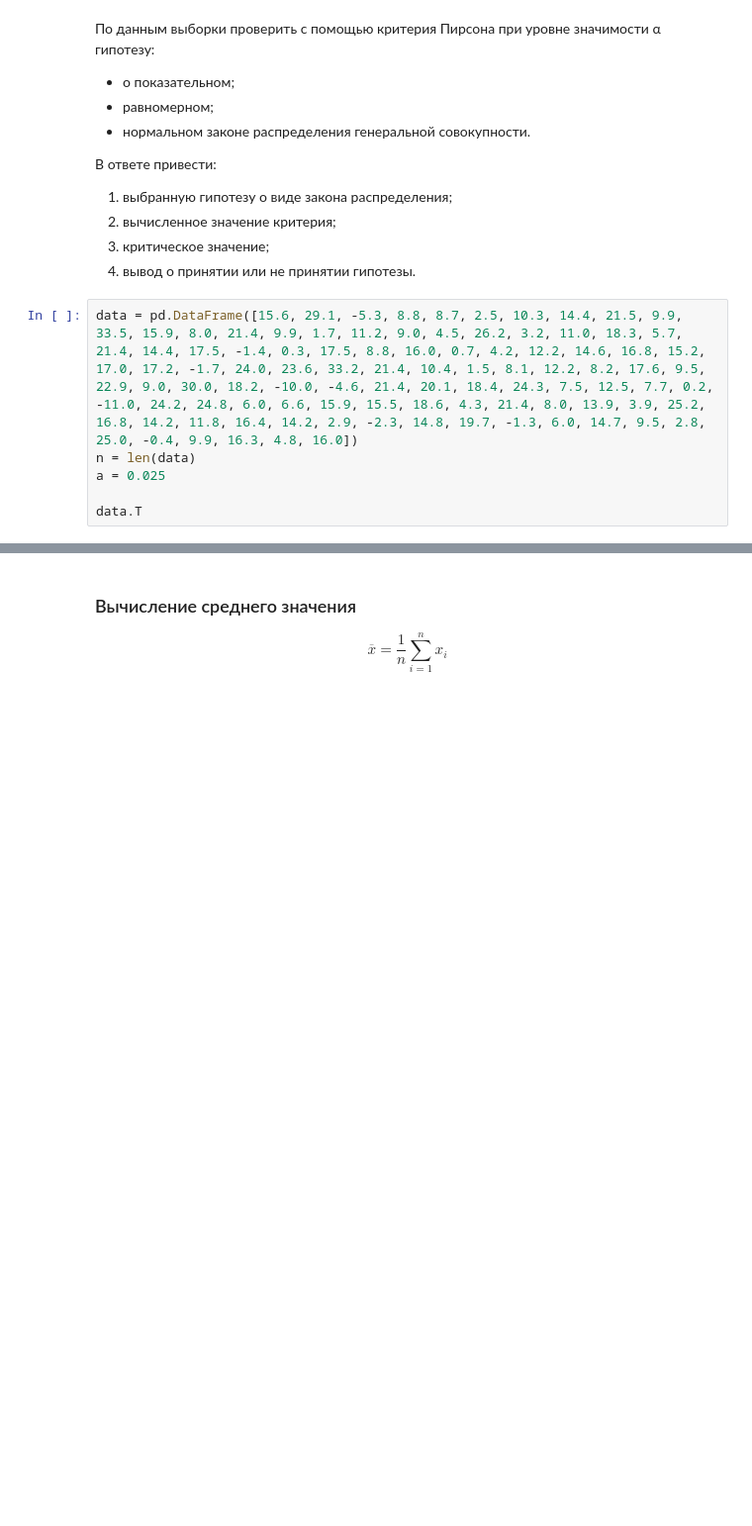
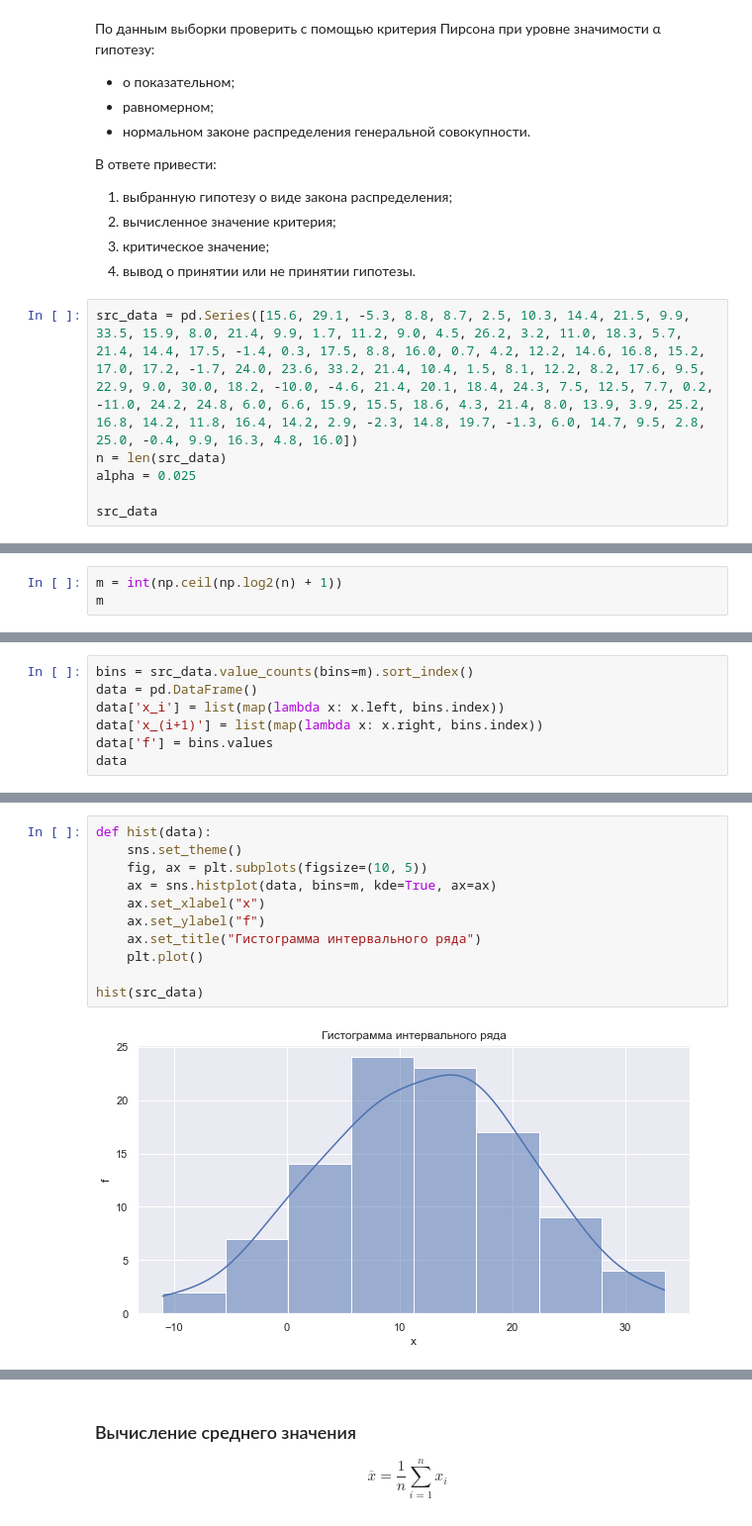
Before and after one commit to CosmDandy/Polytech-4-Sem-Statistics, a Jupyter notebook: Python/LB3/LB3_5.ipynb, the cells around one changed output, grey strips where cells are left out. Shown: that part at 99% size. Drawn from its saved outputs; the diff is of its cells as text; blank space fills up the shorter version.

```diff
--- a/Python/LB3/LB3_5.ipynb
+++ b/Python/LB3/LB3_5.ipynb
@@ -21,9 +23,9 @@ import plotly.express as px
 3) критическое значение;
 4) вывод о принятии или не принятии гипотезы.
 # %%
-data = pd.DataFrame([15.6, 29.1, -5.3, 8.8, 8.7, 2.5, 10.3, 14.4, 21.5, 9.9, 33.5, 15.9, 8.0, 21.4, 9.9, 1.7, 11.2, 9.0, 4.5, 26.2, 3.2, 11.0, 18.3, 5.7, 21.4, 14.4, 17.5, -1.4, 0.3, 17.5, 8.8, 16.0, 0.7, 4.2, 12.2, 14.6, 16.8, 15.2, 17.0, 17.2, -1.7, 24.0, 23.6, 33.2, 21.4, 10.4, 1.5, 8.1, 12.2, 8.2, 17.6, 9.5, 22.9, 9.0, 30.0, 18.2, -10.0, -4.6, 21.4, 20.1, 18.4, 24.3, 7.5, 12.5, 7.7, 0.2, -11.0, 24.2, 24.8, 6.0, 6.6, 15.9, 15.5, 18.6, 4.3, 21.4, 8.0, 13.9, 3.9, 25.2, 16.8, 14.2, 11.8, 16.4, 14.2, 2.9, -2.3, 14.8, 19.7, -1.3, 6.0, 14.7, 9.5, 2.8, 25.0, -0.4, 9.9, 16.3, 4.8, 16.0])
-n = len(data)
-a = 0.025
+src_data = pd.Series([15.6, 29.1, -5.3, 8.8, 8.7, 2.5, 10.3, 14.4, 21.5, 9.9, 33.5, 15.9, 8.0, 21.4, 9.9, 1.7, 11.2, 9.0, 4.5, 26.2, 3.2, 11.0, 18.3, 5.7, 21.4, 14.4, 17.5, -1.4, 0.3, 17.5, 8.8, 16.0, 0.7, 4.2, 12.2, 14.6, 16.8, 15.2, 17.0, 17.2, -1.7, 24.0, 23.6, 33.2, 21.4, 10.4, 1.5, 8.1, 12.2, 8.2, 17.6, 9.5, 22.9, 9.0, 30.0, 18.2, -10.0, -4.6, 21.4, 20.1, 18.4, 24.3, 7.5, 12.5, 7.7, 0.2, -11.0, 24.2, 24.8, 6.0, 6.6, 15.9, 15.5, 18.6, 4.3, 21.4, 8.0, 13.9, 3.9, 25.2, 16.8, 14.2, 11.8, 16.4, 14.2, 2.9, -2.3, 14.8, 19.7, -1.3, 6.0, 14.7, 9.5, 2.8, 25.0, -0.4, 9.9, 16.3, 4.8, 16.0])
+n = len(src_data)
+alpha = 0.025
 
-data.T
+src_data
 # %% [output]
@@ -52,0 +50,3 @@ a
+# %%
+m = int(np.ceil(np.log2(n) + 1))
+m
@@ -52,0 +55,7 @@ a
+# %%
+bins = src_data.value_counts(bins=m).sort_index()
+data = pd.DataFrame()
+data['x_i'] = list(map(lambda x: x.left, bins.index))
+data['x_(i+1)'] = list(map(lambda x: x.right, bins.index))
+data['f'] = bins.values
+data
@@ -52,0 +72,13 @@ a
+# %%
+def hist(data):
+    sns.set_theme()
+    fig, ax = plt.subplots(figsize=(10, 5))
+    ax = sns.histplot(data, bins=m, kde=True, ax=ax)
+    ax.set_xlabel("x")
+    ax.set_ylabel("f")
+    ax.set_title("Гистограмма интервального ряда")
+    plt.plot()
+
+hist(src_data)
+# %% [output]
+[figure, added]
```
Also changed, not shown: parts of 80 cells of this notebook, 2 other files.
